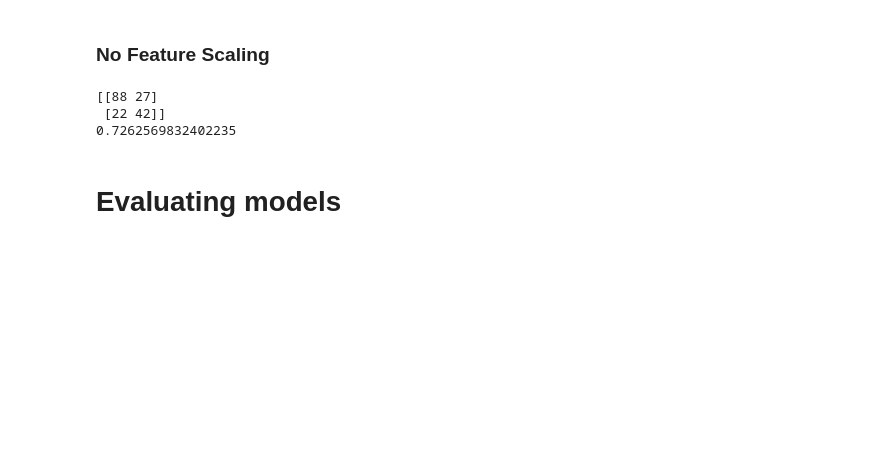
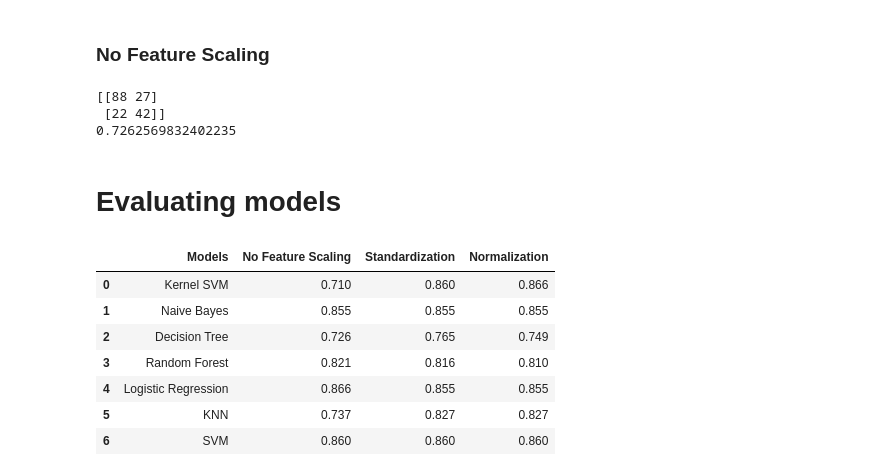
Before and after one commit to omgitsmj24/BOOT_AI_INTERN, a Jupyter notebook: Data Preprocessing/titanic.ipynb, the cells around one changed output. Cells and saved outputs as stored; diff of their text form; code cells hidden in the pictures; blank space fills up the shorter version.

Commit message:
table for result

```diff
--- a/Data Preprocessing/titanic.ipynb
+++ b/Data Preprocessing/titanic.ipynb
@@ -1265,0 +1242,23 @@ df = pd.DataFrame(
+# %%
+df = pd.DataFrame(
+    {
+        "No Feature Scaling": [0.71,0.855,0.726,.821,0.866,0.737,0.860],
+        "Standardization": [0.860,0.855,0.765,0.816,0.855,0.827,0.860],
+        "Normalization": [0.866,0.855,0.749,0.810,0.855,0.827,0.860],
+    }
+)
+# %%
+models = pd.Series(['Kernel SVM', 'Naive Bayes', 'Decision Tree', 'Random Forest', 'Logistic Regression', 'KNN', 'SVM'])
+# %%
+df.insert(0, 'Models', models, True)
+# %%
+df
+# %% [output]
+|  | Models | No Feature Scaling | Standardization | Normalization |
+| 0 | Kernel SVM | 0.710 | 0.860 | 0.866 |
+| 1 | Naive Bayes | 0.855 | 0.855 | 0.855 |
+| 2 | Decision Tree | 0.726 | 0.765 | 0.749 |
+| 3 | Random Forest | 0.821 | 0.816 | 0.810 |
+| 4 | Logistic Regression | 0.866 | 0.855 | 0.855 |
+| 5 | KNN | 0.737 | 0.827 | 0.827 |
+| 6 | SVM | 0.860 | 0.860 | 0.860 |
```
Also changed, not shown: parts of 5 cells of this notebook.
